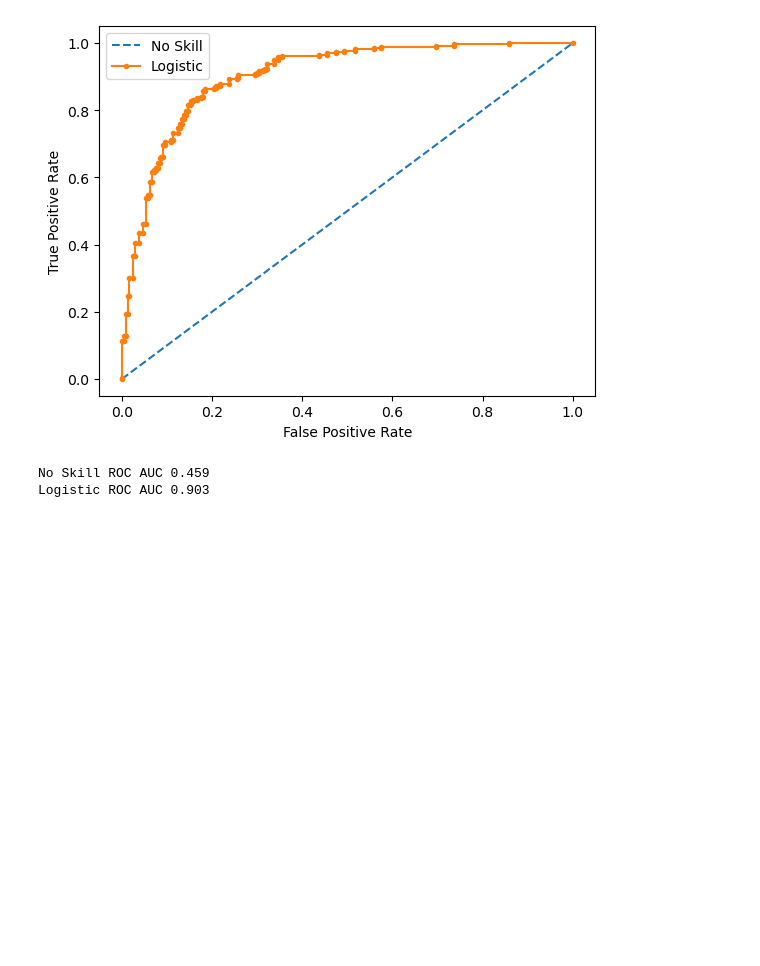
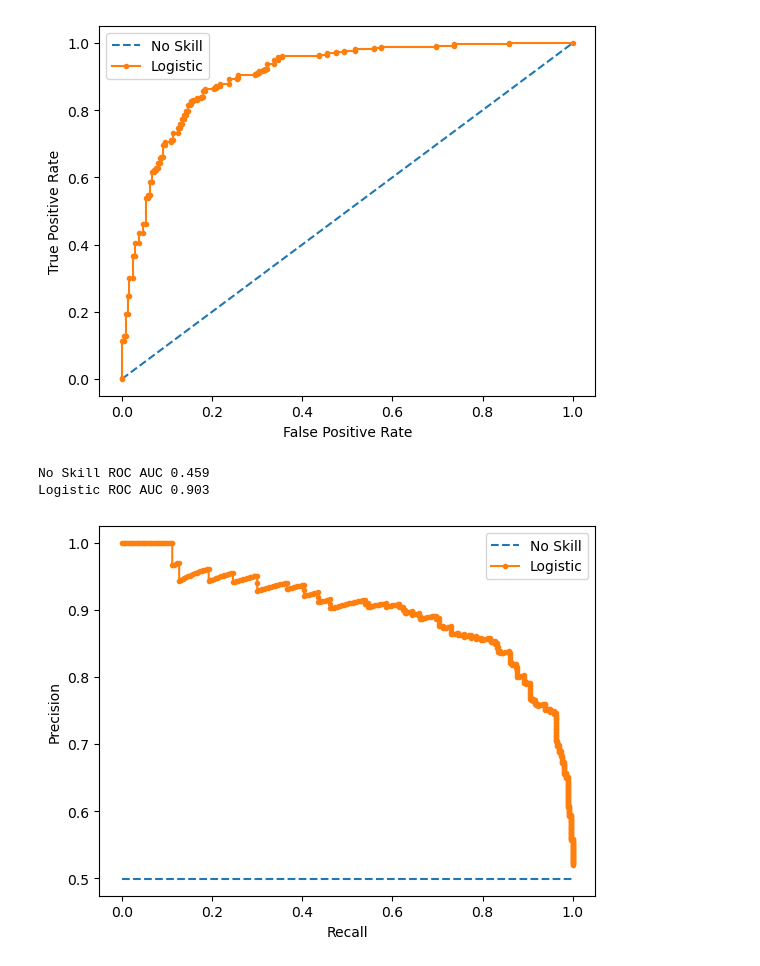
Before and after one commit to MaukanMir/Imbalanced-Classification-Project, a Jupyter notebook: chapter-2.ipynb, the cells around one changed output. Drawn from its saved outputs; the diff is of its cells as text; code cells hidden in the pictures; blank space fills up the shorter version.

Commit message:
Added precision-recall curve

```diff
--- a/chapter-2.ipynb
+++ b/chapter-2.ipynb
@@ -306,3 +306,37 @@ print('Logistic ROC AUC %.3f' % roc_auc)
 # %% [output]
 No Skill ROC AUC 0.459
 Logistic ROC AUC 0.903
+# %%
+# example of a precision-recall curve for a predictive model
+from sklearn.datasets import make_classification
+from sklearn.linear_model import LogisticRegression
+from sklearn.model_selection import train_test_split
+from sklearn.metrics import precision_recall_curve
+from matplotlib import pyplot
+# generate 2 class dataset
+X, y = make_classification(n_samples=1000, n_classes=2, random_state=1)
+# split into train/test sets
+trainX, testX, trainy, testy = train_test_split(X, y, test_size=0.5, random_state=2) # fit a model
+model = LogisticRegression(solver='lbfgs')
+model.fit(trainX, trainy)
+# predict probabilities
+yhat = model.predict_proba(testX)
+# retrieve just the probabilities for the positive class
+pos_probs = yhat[:, 1]
+# calculate the no skill line as the proportion of the positive class
+no_skill = len(y[y==1]) / len(y)
+# plot the no skill precision-recall curve
+pyplot.plot([0, 1], [no_skill, no_skill], linestyle='--', label='No Skill')
+# calculate model precision-recall curve
+precision, recall, _ = precision_recall_curve(testy, pos_probs)
+# plot the model precision-recall curve
+pyplot.plot(recall, precision, marker='.', label='Logistic')
+# axis labels
+pyplot.xlabel('Recall')
+pyplot.ylabel('Precision')
+# show the legend
+pyplot.legend()
+# show the plot
+pyplot.show()
+# %% [output]
+[figure, added]
```
